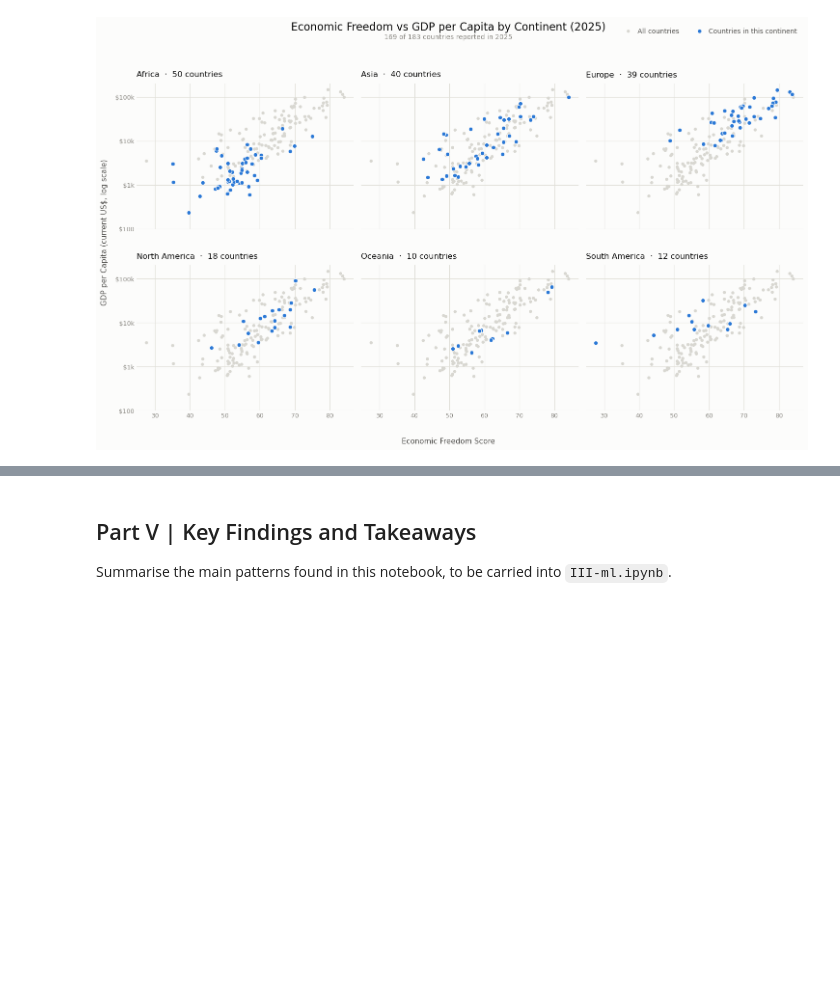
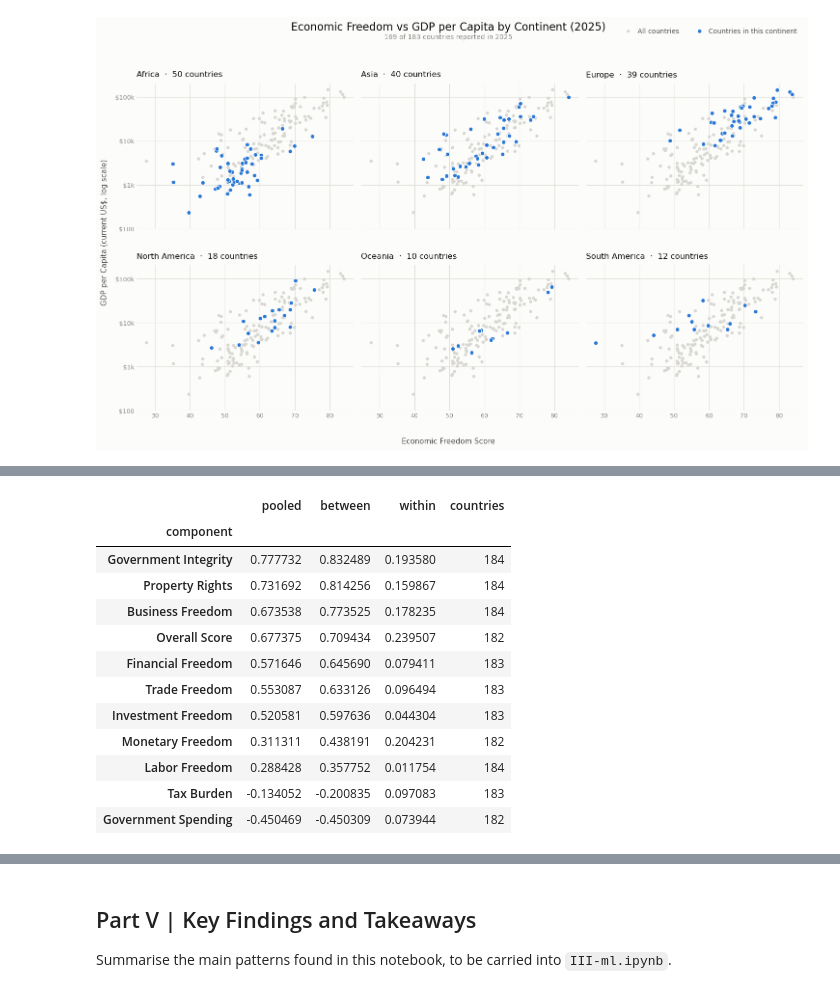
Before and after one commit to ValentimPiazera/wb-economic-freedom, a Jupyter notebook: notebooks/II-analysis.ipynb, the cells around one changed output, grey strips where cells are left out. Cells and saved outputs as stored; diff of their text form; code cells hidden in the pictures; blank space fills up the shorter version.

```diff
--- a/notebooks/II-analysis.ipynb
+++ b/notebooks/II-analysis.ipynb
@@ -220,0 +240,19 @@ Quantify how strongly economic freedom sub-components correlate with development
+# %%
+decomposition = utils.correlation_decomposition(
+    df, components, log_gdp_col
+)
+decomposition
+# %% [output]
+|  | pooled | between | within | countries |
+| component |  |  |  |  |
+| Government Integrity | 0.777732 | 0.832489 | 0.193580 | 184 |
+| Property Rights | 0.731692 | 0.814256 | 0.159867 | 184 |
+| Business Freedom | 0.673538 | 0.773525 | 0.178235 | 184 |
+| Overall Score | 0.677375 | 0.709434 | 0.239507 | 182 |
+| Financial Freedom | 0.571646 | 0.645690 | 0.079411 | 183 |
+| Trade Freedom | 0.553087 | 0.633126 | 0.096494 | 183 |
+| Investment Freedom | 0.520581 | 0.597636 | 0.044304 | 183 |
+| Monetary Freedom | 0.311311 | 0.438191 | 0.204231 | 182 |
+| Labor Freedom | 0.288428 | 0.357752 | 0.011754 | 184 |
+| Tax Burden | -0.134052 | -0.200835 | 0.097083 | 183 |
+| Government Spending | -0.450469 | -0.450309 | 0.073944 | 182 |
```
Also changed, not shown: parts of 15 cells of this notebook, 5 other files.
